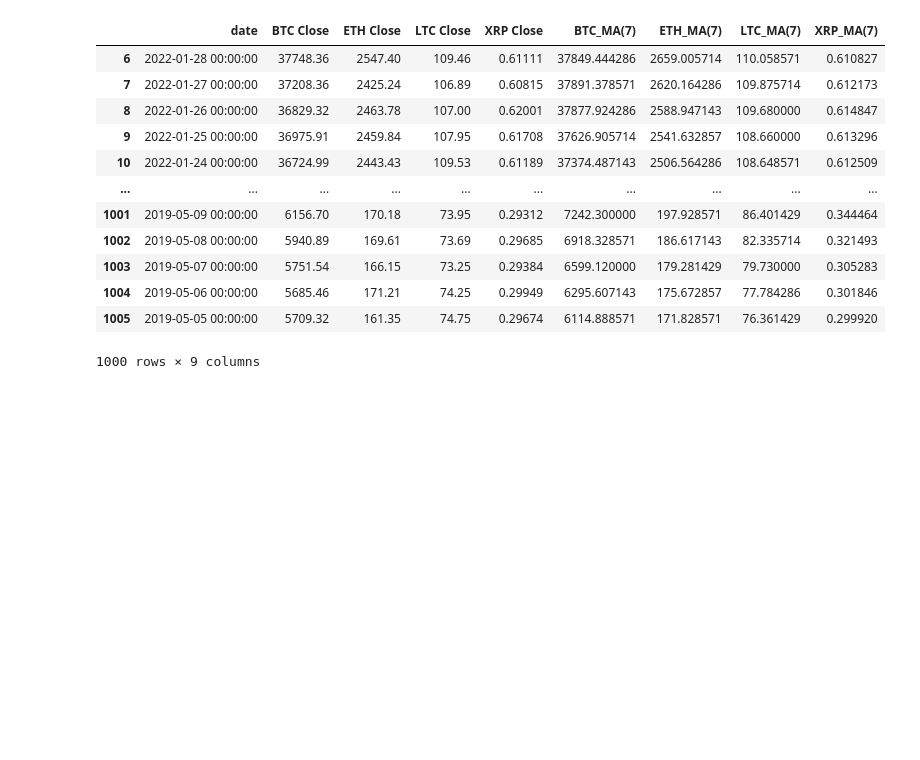
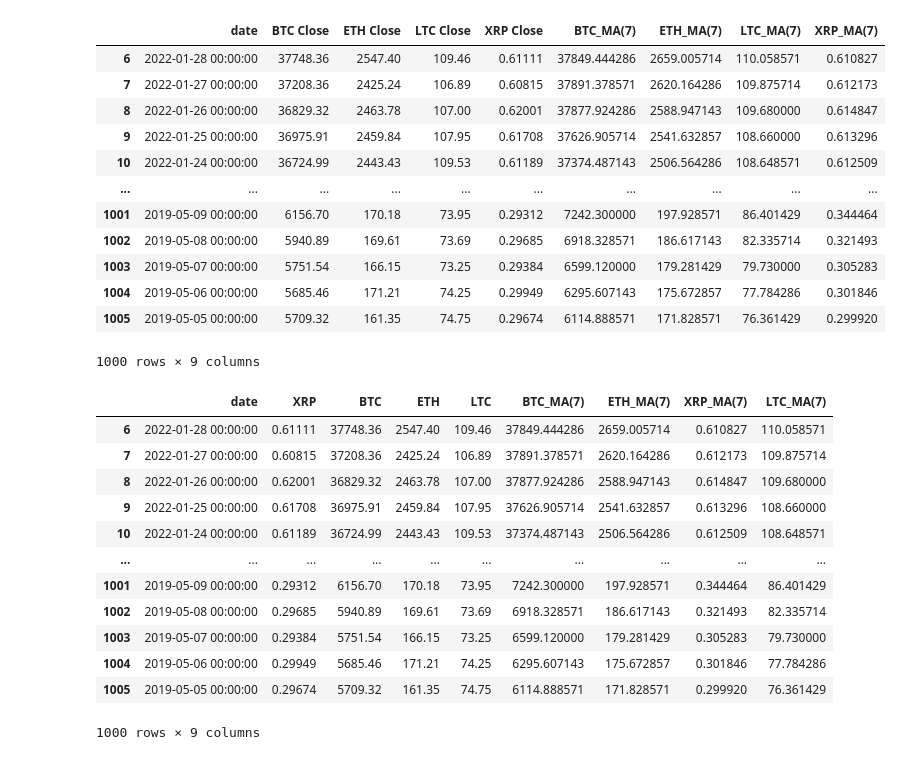
Before and after one commit to reiderwin/mustache-list-sequence, a Jupyter notebook: ccs_crypto_edits/crypto.ipynb, the cells around one changed output. Saved outputs shown, nothing was run; the diff lists cells and outputs as text; code cells hidden in the pictures; blank space fills up the shorter version.

```diff
--- a/ccs_crypto_edits/crypto.ipynb
+++ b/ccs_crypto_edits/crypto.ipynb
@@ -334,3 +334,20 @@ ma7_df.reindex(columns = ["date", "BTC Close", "ETH Close", "LTC Close", "XRP Cl
 | 1004 | 2019-05-06 00:00:00 | 5685.46 | 171.21 | 74.25 | 0.29949 | 6295.607143 | 175.672857 | 77.784286 | 0.301846 |
 | 1005 | 2019-05-05 00:00:00 | 5709.32 | 161.35 | 74.75 | 0.29674 | 6114.888571 | 171.828571 | 76.361429 | 0.299920 |
 1000 rows × 9 columns
+# %%
+ma_df = ma7_df.rename(columns={"BTC Close": "BTC", "ETH Close": "ETH", "LTC Close": "LTC", "XRP Close": "XRP"})
+ma_df
+# %% [output]
+|  | date | XRP | BTC | ETH | LTC | BTC_MA(7) | ETH_MA(7) | XRP_MA(7) | LTC_MA(7) |
+| 6 | 2022-01-28 00:00:00 | 0.61111 | 37748.36 | 2547.40 | 109.46 | 37849.444286 | 2659.005714 | 0.610827 | 110.058571 |
+| 7 | 2022-01-27 00:00:00 | 0.60815 | 37208.36 | 2425.24 | 106.89 | 37891.378571 | 2620.164286 | 0.612173 | 109.875714 |
+| 8 | 2022-01-26 00:00:00 | 0.62001 | 36829.32 | 2463.78 | 107.00 | 37877.924286 | 2588.947143 | 0.614847 | 109.680000 |
+| 9 | 2022-01-25 00:00:00 | 0.61708 | 36975.91 | 2459.84 | 107.95 | 37626.905714 | 2541.632857 | 0.613296 | 108.660000 |
+| 10 | 2022-01-24 00:00:00 | 0.61189 | 36724.99 | 2443.43 | 109.53 | 37374.487143 | 2506.564286 | 0.612509 | 108.648571 |
+| ... | ... | ... | ... | ... | ... | ... | ... | ... | ... |
+| 1001 | 2019-05-09 00:00:00 | 0.29312 | 6156.70 | 170.18 | 73.95 | 7242.300000 | 197.928571 | 0.344464 | 86.401429 |
+| 1002 | 2019-05-08 00:00:00 | 0.29685 | 5940.89 | 169.61 | 73.69 | 6918.328571 | 186.617143 | 0.321493 | 82.335714 |
+| 1003 | 2019-05-07 00:00:00 | 0.29384 | 5751.54 | 166.15 | 73.25 | 6599.120000 | 179.281429 | 0.305283 | 79.730000 |
+| 1004 | 2019-05-06 00:00:00 | 0.29949 | 5685.46 | 171.21 | 74.25 | 6295.607143 | 175.672857 | 0.301846 | 77.784286 |
+| 1005 | 2019-05-05 00:00:00 | 0.29674 | 5709.32 | 161.35 | 74.75 | 6114.888571 | 171.828571 | 0.299920 | 76.361429 |
+1000 rows × 9 columns
```
Also changed, not shown: parts of 3 cells of this notebook, 4 other files.
